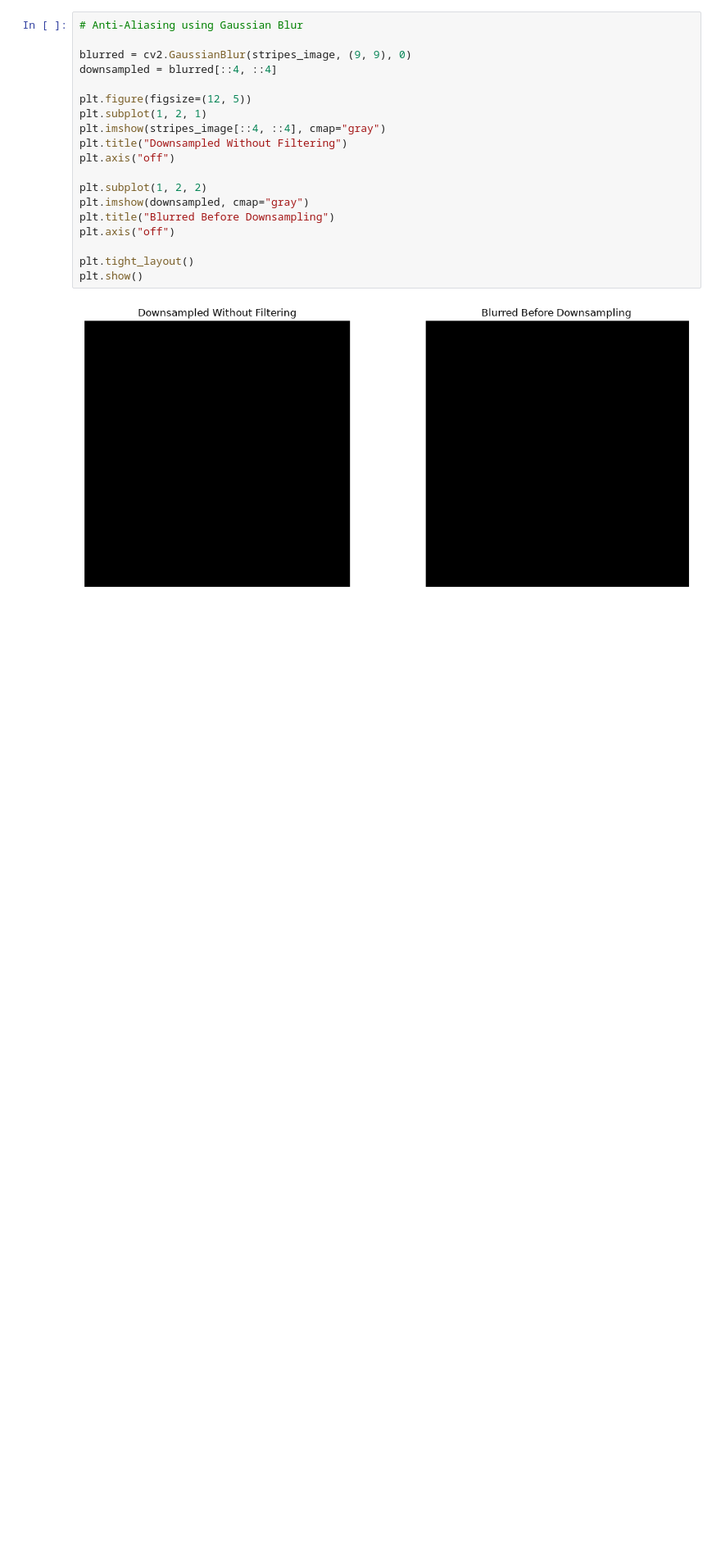
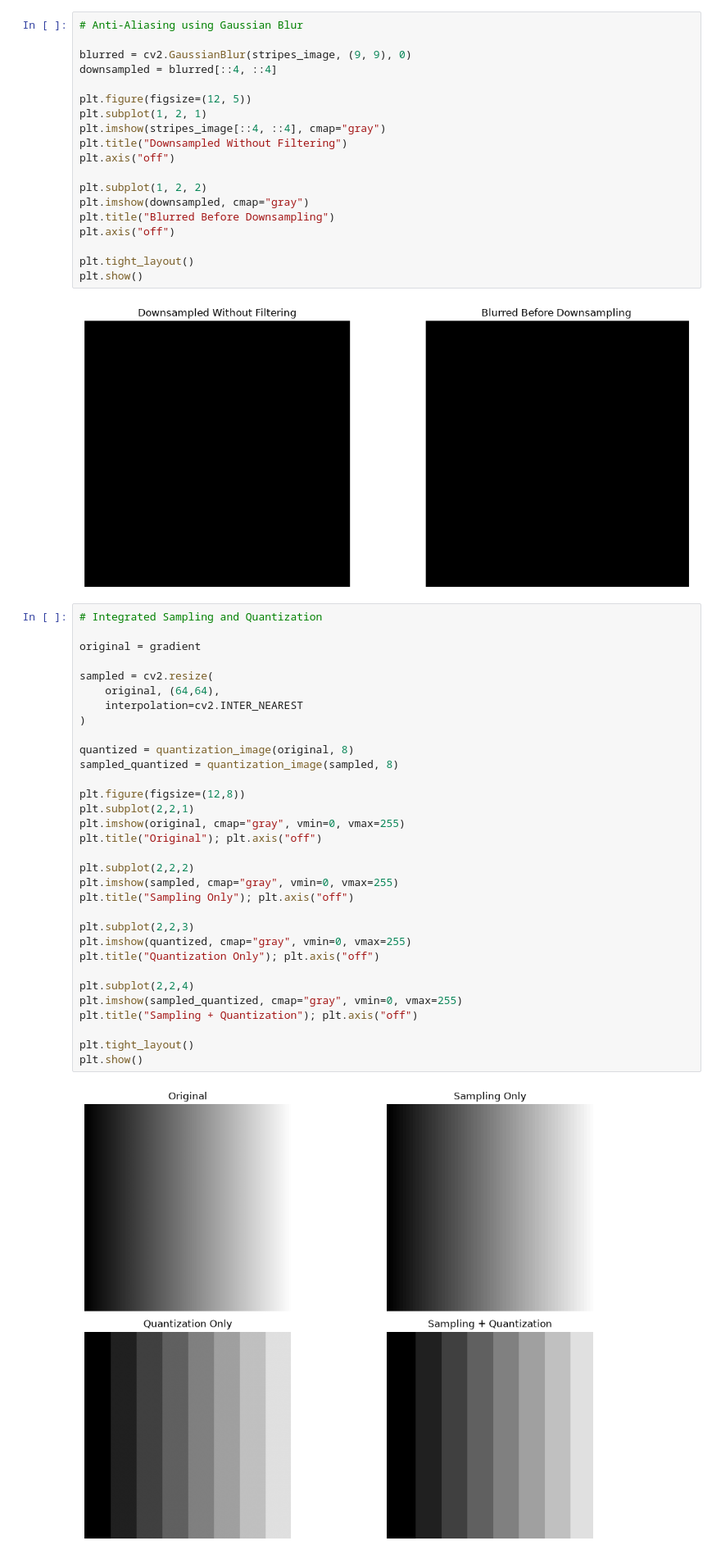
Before and after one commit to Aslngsng/Digital-Image-Processing, a Jupyter notebook: 01_notebook.ipynb, the cells around one changed output. Shown at 82% size. Saved outputs shown, nothing was run; the diff lists cells and outputs as text; blank space fills up the shorter version.

Commit message:
sampling and quantation

```diff
--- a/01_notebook.ipynb
+++ b/01_notebook.ipynb
@@ -240,3 +240,37 @@ plt.tight_layout()
 plt.show()
 # %% [output]
 [figure]
+# %%
+# Integrated Sampling and Quantization
+
+original = gradient
+
+sampled = cv2.resize(
+    original, (64,64),
+    interpolation=cv2.INTER_NEAREST
+)
+
+quantized = quantization_image(original, 8)
+sampled_quantized = quantization_image(sampled, 8)
+
+plt.figure(figsize=(12,8))
+plt.subplot(2,2,1)
+plt.imshow(original, cmap="gray", vmin=0, vmax=255)
+plt.title("Original"); plt.axis("off")
+
+plt.subplot(2,2,2)
+plt.imshow(sampled, cmap="gray", vmin=0, vmax=255)
+plt.title("Sampling Only"); plt.axis("off")
+
+plt.subplot(2,2,3)
+plt.imshow(quantized, cmap="gray", vmin=0, vmax=255)
+plt.title("Quantization Only"); plt.axis("off")
+
+plt.subplot(2,2,4)
+plt.imshow(sampled_quantized, cmap="gray", vmin=0, vmax=255)
+plt.title("Sampling + Quantization"); plt.axis("off")
+
+plt.tight_layout()
+plt.show()
+# %% [output]
+[figure, added]
```
